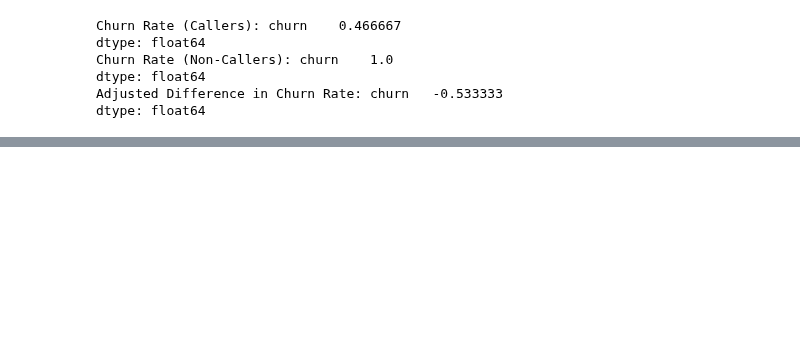
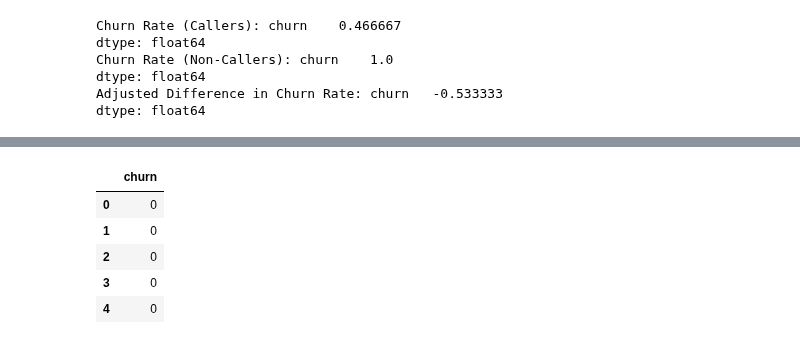
Before and after one commit to kayleeisokay/cs109a_final_project, a Jupyter notebook: MS4.ipynb, the cells around one changed output, grey strips where cells are left out. Cells and saved outputs as stored; diff of their text form; code cells hidden in the pictures; blank space fills up the shorter version.

```diff
--- a/MS4.ipynb
+++ b/MS4.ipynb
@@ -987,0 +998,9 @@ dtype: float64
+# %%
+#Load data
+X_train_rf = X_train
+y_train_rf = y_train
+X_test_rf = X_test
+
+
+print("\n X_train shape",X_train_rf.shape)
+print("\n X_test shape",X_test_rf.shape)
@@ -987,0 +1025,9 @@ dtype: float64
+# %%
+y_train_rf.head()
+# %% [output]
+|  | churn |
+| 0 | 0 |
+| 1 | 0 |
+| 2 | 0 |
+| 3 | 0 |
+| 4 | 0 |
```
Also changed, not shown: parts of 22 cells of this notebook.
